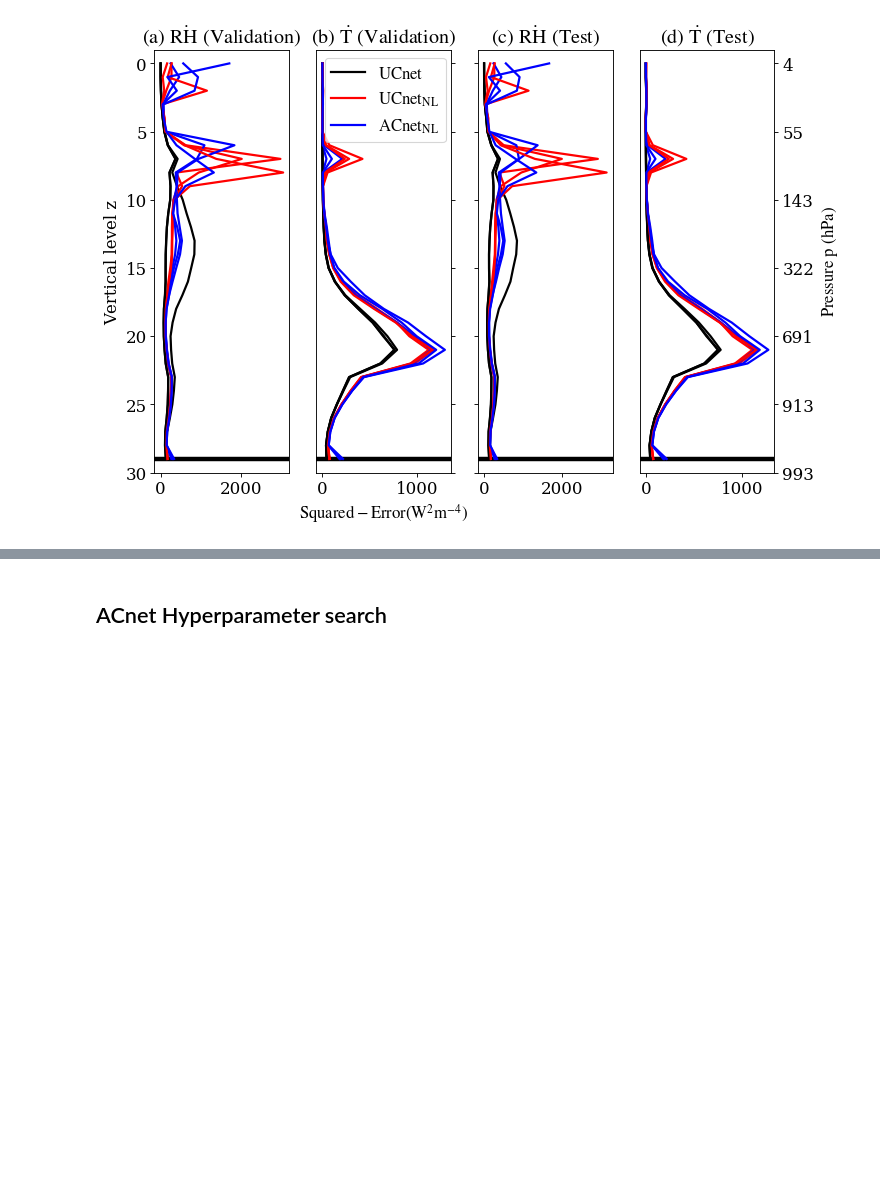
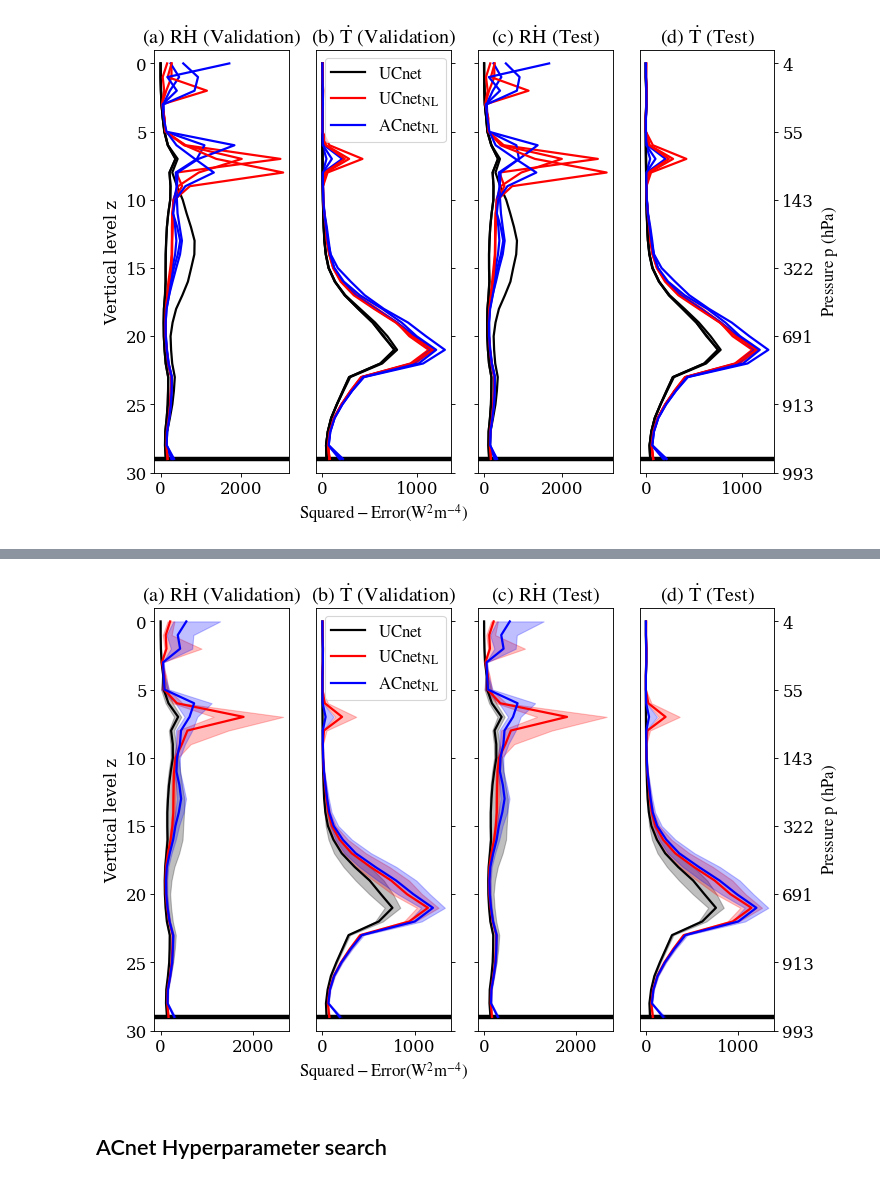
Before and after one commit to BradleyStanleyClamp/CBRAIN-CAM-MLINV, a Jupyter notebook: notebooks/tbeucler_devlog/042_Figures_PRL_Submission.ipynb, the cells around one changed output, grey strips where cells are left out. Saved outputs shown, nothing was run; the diff lists cells and outputs as text; code cells hidden in the pictures; blank space fills up the shorter version.

```diff
--- a/notebooks/tbeucler_devlog/042_Figures_PRL_Submission.ipynb
+++ b/notebooks/tbeucler_devlog/042_Figures_PRL_Submission.ipynb
@@ -1290,0 +1419,5 @@ i= 8 nn= ACnetNL_12.hdf5
+# %%
+SE_UC_concat = np.concatenate((S['SE']['035_UCnet.hdf5'],S['SE']['UCnet_11.hdf5'],S['SE']['UCnet_12.hdf5']),axis=0)
+SEUC_Q1 = np.percentile(a=SE_UC_concat,q=25,axis=0)
+SEUC_Q2 = np.percentile(a=SE_UC_concat,q=50,axis=0)
+SEUC_Q3 = np.percentile(a=SE_UC_concat,q=75,axis=0)
@@ -1290,0 +1426,5 @@ i= 8 nn= ACnetNL_12.hdf5
+# %%
+SE_UCNL_concat = np.concatenate((S['SE']['UCnetNL_10.hdf5'],S['SE']['UCnetNL_11.hdf5'],S['SE']['UCnetNL_12.hdf5']),axis=0)
+SEUCNL_Q1 = np.percentile(a=SE_UCNL_concat,q=25,axis=0)
+SEUCNL_Q2 = np.percentile(a=SE_UCNL_concat,q=50,axis=0)
+SEUCNL_Q3 = np.percentile(a=SE_UCNL_concat,q=75,axis=0)
@@ -1290,0 +1433,79 @@ i= 8 nn= ACnetNL_12.hdf5
+# %%
+SE_AC_concat = np.concatenate((S['SE']['ACnetNL_10.hdf5'],S['SE']['ACnetNL_11.hdf5'],S['SE']['ACnetNL_12.hdf5']),axis=0)
+SEAC_Q1 = np.percentile(a=SE_AC_concat,q=25,axis=0)
+SEAC_Q2 = np.percentile(a=SE_AC_concat,q=50,axis=0)
+SEAC_Q3 = np.percentile(a=SE_AC_concat,q=75,axis=0)
+# %%
+f = plt.figure(num=None, figsize=(10,7), dpi=80, facecolor='w', edgecolor='k')
+
+ifig = 0
+for j,datas in enumerate(DATASET):
+    hf = open(pathPKL+'2020_10_18_'+dataset+'gen041.pkl','rb')
+    S = pickle.load(hf)
+    ### Subplot 1 ###
+    ifig += 1
+    ax = f.add_subplot(1,4,ifig)
+
+    plt.axhline(y=29,color='k',linewidth=lw,zorder=0)
+    for i,nnname in enumerate(NNname):
+        print('i=',i,'nn=',nn,'            ',end='\r')
+        if i==0: toplot = SEUC_Q2; q1 = SEUC_Q1; q3 = SEUC_Q3;
+        elif i==1: toplot = SEUCNL_Q2; q1 = SEUCNL_Q1; q3 = SEUCNL_Q3;
+        elif i==2: toplot = SEAC_Q2; q1 = SEAC_Q1; q3 = SEAC_Q3;
+        ax.plot(toplot[:30],
+                np.linspace(0,29,num=30),
+                label=nnname,color=col[i],linewidth=lw/2)
+        ax.fill_betweenx(y=np.linspace(0,29,num=30),x1=q1[:30],x2=q3[:30],alpha=0.25,color=col[i])
+
+    if ifig==1:
+        plt.ylabel('Vertical level z')
+    plt.ylim((YMIN,YMAX))
+    plt.gca().invert_yaxis()
+    plt.title(TITLE[ifig-1])
+
+    if ifig==3:
+        plt.draw()
+        # Change y labels to none
+        labels = [item.get_text() for item in ax.get_yticklabels()]
+        for ilab,lab in enumerate(labels):
+            labels[ilab]=''
+        ax.set_yticklabels(labels)
+
+    ### Subplot 2 ###
+    ifig += 1
+    ax = f.add_subplot(1,4,ifig)
+
+    plt.axhline(y=29,color='k',linewidth=lw,zorder=0)
+    for i,nnname in enumerate(NNname):
+        print('i=',i,'nn=',nn,'            ',end='\r')
+        if i==0: toplot = SEUC_Q2; q1 = SEUC_Q1; q3 = SEUC_Q3;
+        elif i==1: toplot = SEUCNL_Q2; q1 = SEUCNL_Q1; q3 = SEUCNL_Q3;
+        elif i==2: toplot = SEAC_Q2; q1 = SEAC_Q1; q3 = SEAC_Q3;
+        ax.plot(toplot[90:120],
+                np.linspace(0,29,num=30),
+                label=nnname,color=col[i],linewidth=lw/2)
+        ax.fill_betweenx(y=np.linspace(0,29,num=30),x1=q1[90:120],x2=q3[90:120],alpha=0.25,color=col[i])
+    plt.ylim((YMIN,YMAX))
+    plt.gca().invert_yaxis()
+    plt.gca().yaxis.tick_right()
+    plt.gca().yaxis.set_label_position("right")
+    if ifig==2:
+        plt.xlabel('$\\mathrm{Squared-Error}\\left(\\mathrm{W}^{2}\\mathrm{m}^{-4}\\right)$')
+        plt.legend()
+    elif ifig==4:
+        plt.ylabel('$\\mathrm{Pressure\\ p\\ \\mathrm{\\left(\\mathrm{hPa}\\right)}}$')
+    plt.title(TITLE[ifig-1])
+
+    plt.draw()
+    # Change y labels to none
+    labels = [item.get_text() for item in ax.get_yticklabels()]
+    for ilab,lab in enumerate(labels):
+        if ifig==2: labels[ilab]=''
+        elif ifig==4:
+            IND = min(29,max(0,int(float(labels[ilab].replace('−', '-')))))
+            labels[ilab]=str('%01.0f'%coor.lev[IND].values)
+    ax.set_yticklabels(labels)
+
+#Save figure
+plt.savefig(pathHOME+'Fig_prof_nl_stats_10_2020.pdf',format='pdf')
+# %% [output]
@@ -1291,2 +1513,3 @@ i= 8 nn= ACnetNL_12.hdf5
+[figure, added]
 # %% [markdown]
 ## ACnet Hyperparameter search
```
Also changed, not shown: parts of 63 cells of this notebook, 1 other file.
